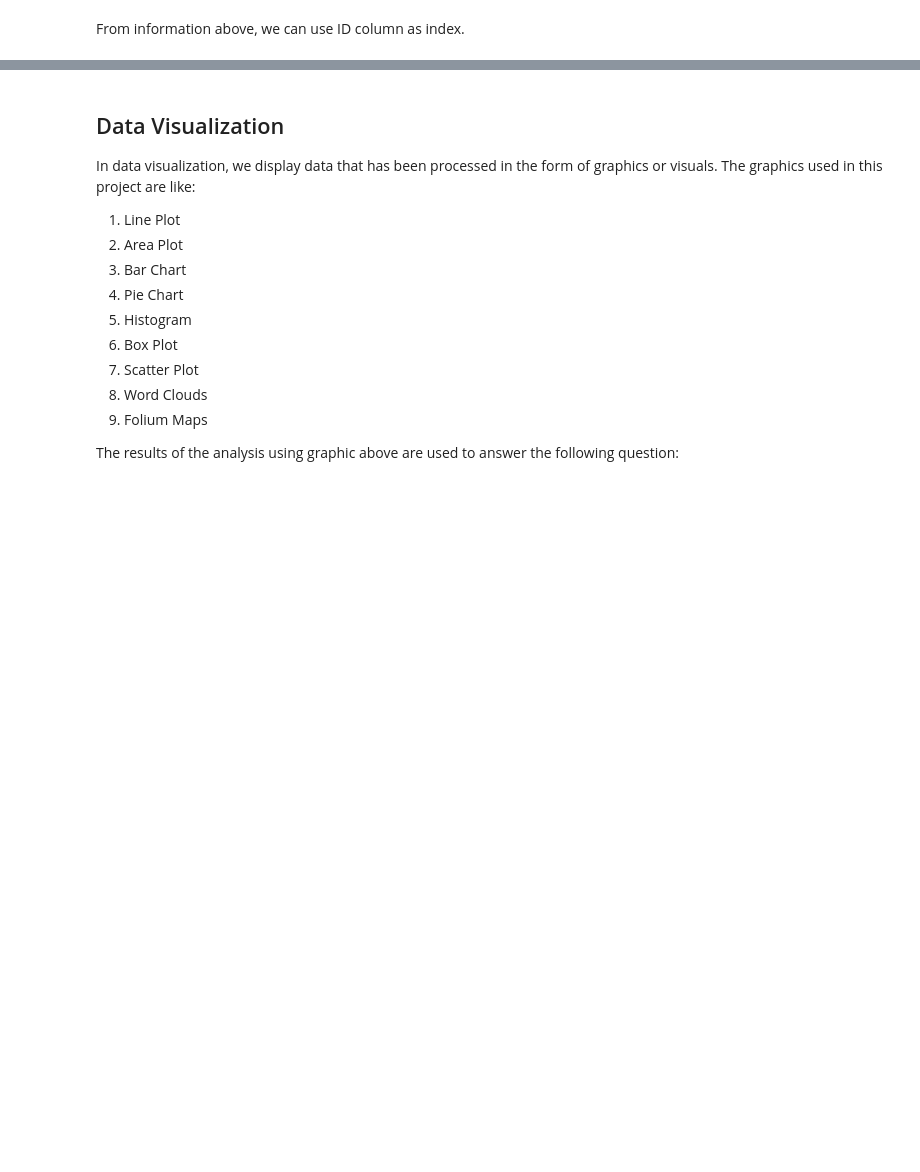
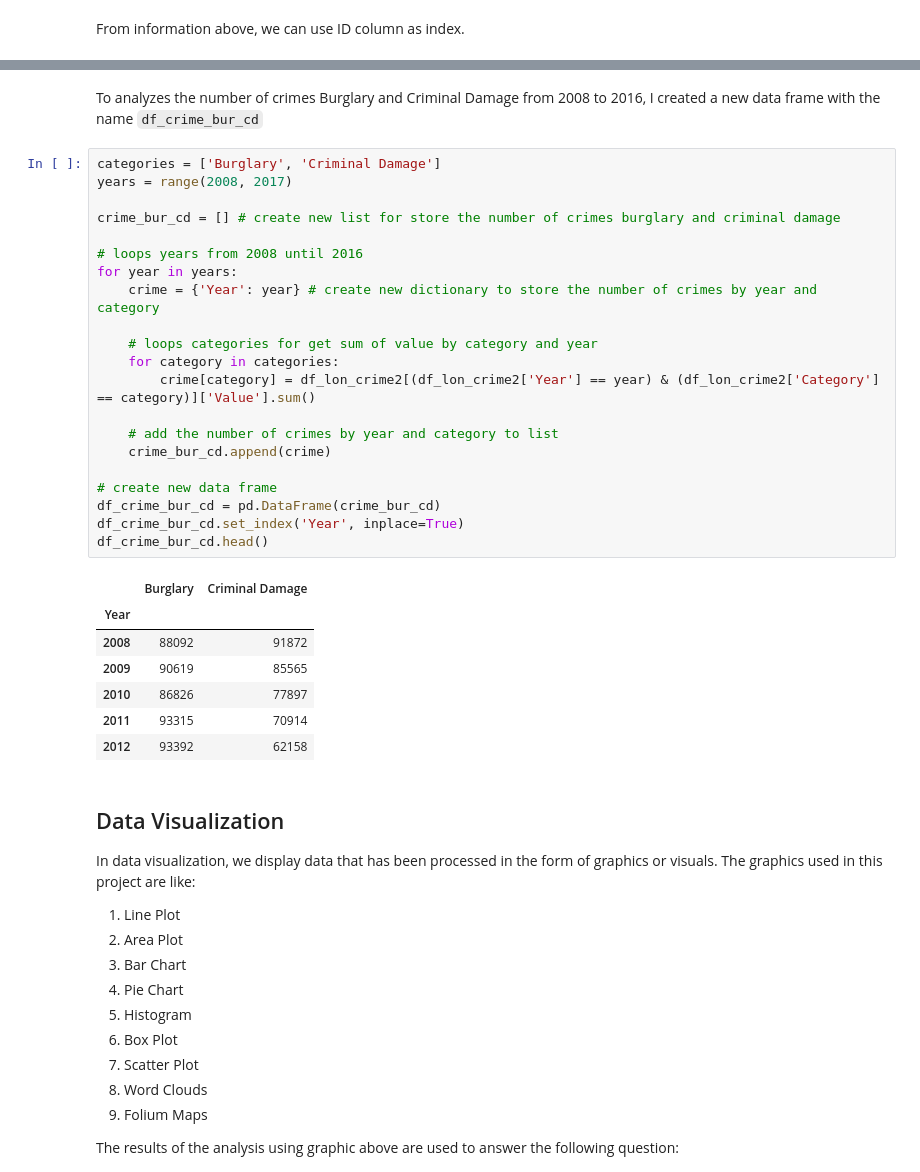
Before and after one commit to alvinamartya/london_crime, a Jupyter notebook: PYTN_1_083_Alvin_Amartya.ipynb, the cells around one changed output, grey strips where cells are left out. Drawn from its saved outputs; the diff is of its cells as text; blank space fills up the shorter version.

```diff
--- a/PYTN_1_083_Alvin_Amartya.ipynb
+++ b/PYTN_1_083_Alvin_Amartya.ipynb
@@ -196,6 +196,37 @@ df_lon_crime2.head()
 | E01001011-Personal Property-2008-1 | E01001011 | Croydon | Robbery | Personal Property | 1 | 2008 | 1 |
 | E01000789-Theft/Taking Of Motor V... | E01000789 | Bromley | Theft and Handling | Theft/Taking Of Motor Vehicle | 3 | 2008 | 1 |
 | E01001428-Common Assault-2008-1 | E01001428 | Enfield | Violence Against the Person | Common Assault | 1 | 2008 | 1 |
+# %% [markdown]
+To analyzes the number of crimes Burglary and Criminal Damage from 2008 to 2016, I created a new data frame with the name `df_crime_bur_cd`
+# %%
+categories = ['Burglary', 'Criminal Damage']
+years = range(2008, 2017)
+
+crime_bur_cd = [] # create new list for store the number of crimes burglary and criminal damage
+
+# loops years from 2008 until 2016
+for year in years:
+    crime = {'Year': year} # create new dictionary to store the number of crimes by year and category
+
+    # loops categories for get sum of value by category and year
+    for category in categories:
+        crime[category] = df_lon_crime2[(df_lon_crime2['Year'] == year) & (df_lon_crime2['Category'] == category)]['Value'].sum()
+
+    # add the number of crimes by year and category to list
+    crime_bur_cd.append(crime)
+
+# create new data frame
+df_crime_bur_cd = pd.DataFrame(crime_bur_cd)
+df_crime_bur_cd.set_index('Year', inplace=True)
+df_crime_bur_cd.head()
+# %% [output]
+|  | Burglary | Criminal Damage |
+| Year |  |  |
+| 2008 | 88092 | 91872 |
+| 2009 | 90619 | 85565 |
+| 2010 | 86826 | 77897 |
+| 2011 | 93315 | 70914 |
+| 2012 | 93392 | 62158 |
 # %% [markdown]
 ## Data Visualization
 In data visualization, we display data that has been processed in the form of graphics or visuals. The graphics used in this project are like:
```
Also changed, not shown: parts of 8 cells of this notebook.
